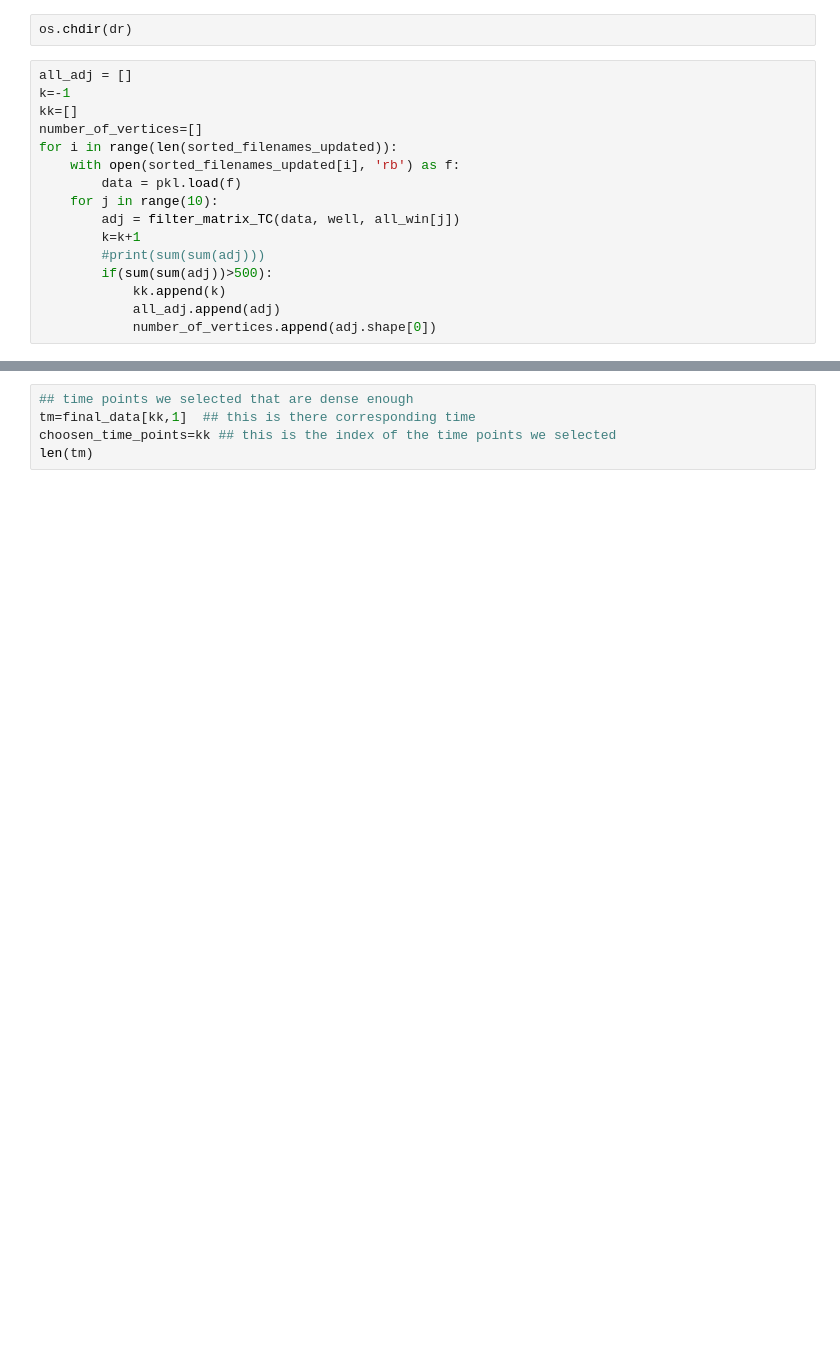
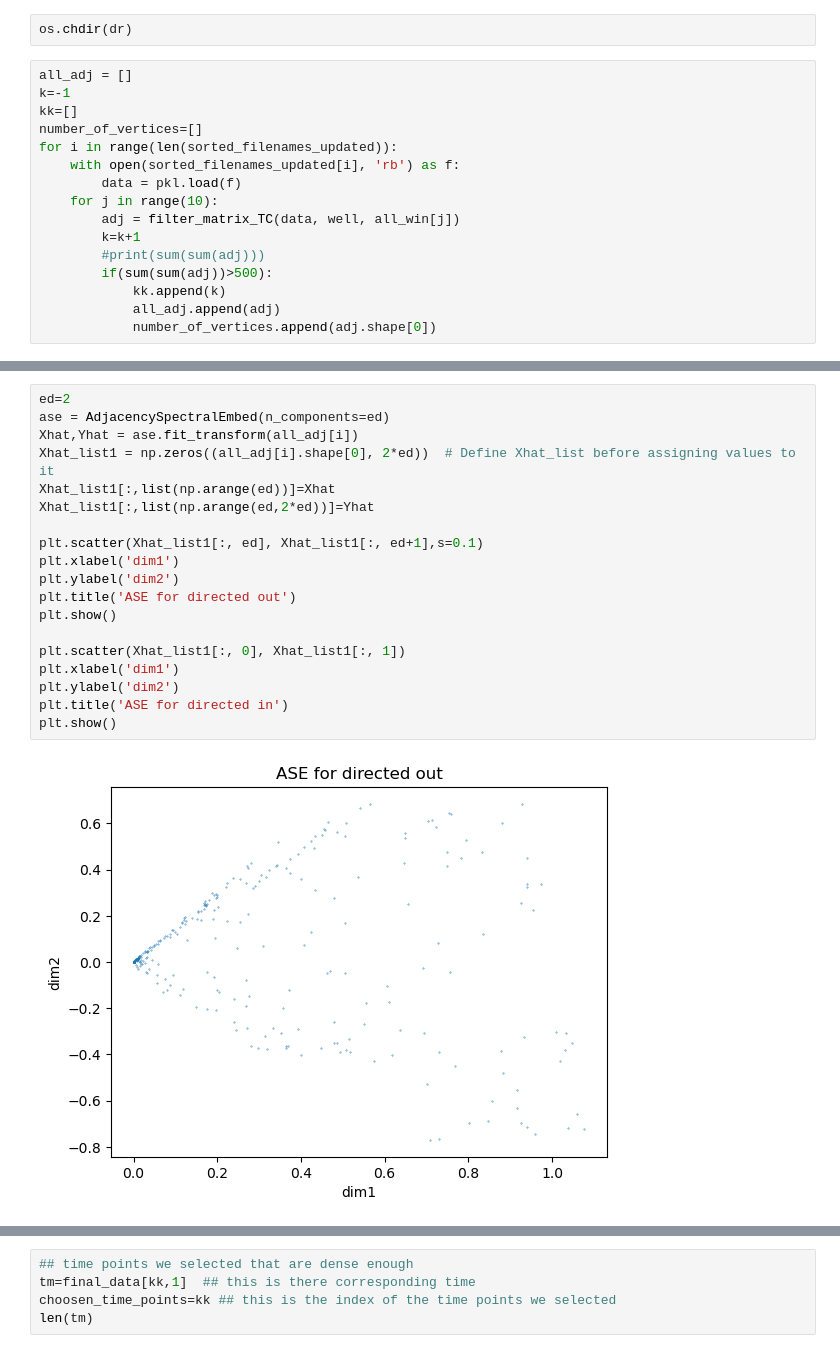
Before and after one commit to TianyiChen97/Organoid, a Jupyter notebook: Iso-mirror-TBS-window-community detection.ipynb, the cells around one changed output, grey strips where cells are left out. Cells and saved outputs as stored; diff of their text form; blank space fills up the shorter version.

```diff
--- a/Iso-mirror-TBS-window-pairwiseLCCC.ipynb
+++ b/Iso-mirror-TBS-window-community detection.ipynb
@@ -240,0 +273,21 @@ for i in range(len(sorted_filenames_updated)):
+# %%
+ed=2
+ase = AdjacencySpectralEmbed(n_components=ed)
+Xhat,Yhat = ase.fit_transform(all_adj[i])
+Xhat_list1 = np.zeros((all_adj[i].shape[0], 2*ed))  # Define Xhat_list before assigning values to it
+Xhat_list1[:,list(np.arange(ed))]=Xhat
+Xhat_list1[:,list(np.arange(ed,2*ed))]=Yhat
+
+plt.scatter(Xhat_list1[:, ed], Xhat_list1[:, ed+1],s=0.1)
+plt.xlabel('dim1')
+plt.ylabel('dim2')
+plt.title('ASE for directed out')
+plt.show()
+
+plt.scatter(Xhat_list1[:, 0], Xhat_list1[:, 1])
+plt.xlabel('dim1')
+plt.ylabel('dim2')
+plt.title('ASE for directed in')
+plt.show()
+# %% [output]
+[figure, added]
```
Also changed, not shown: parts of 9 cells of this notebook.
